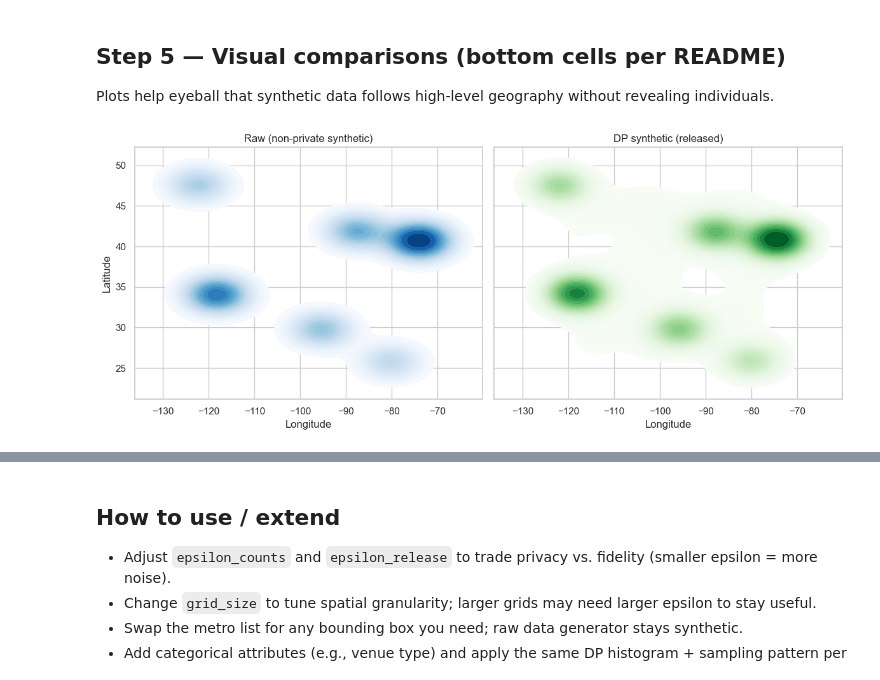
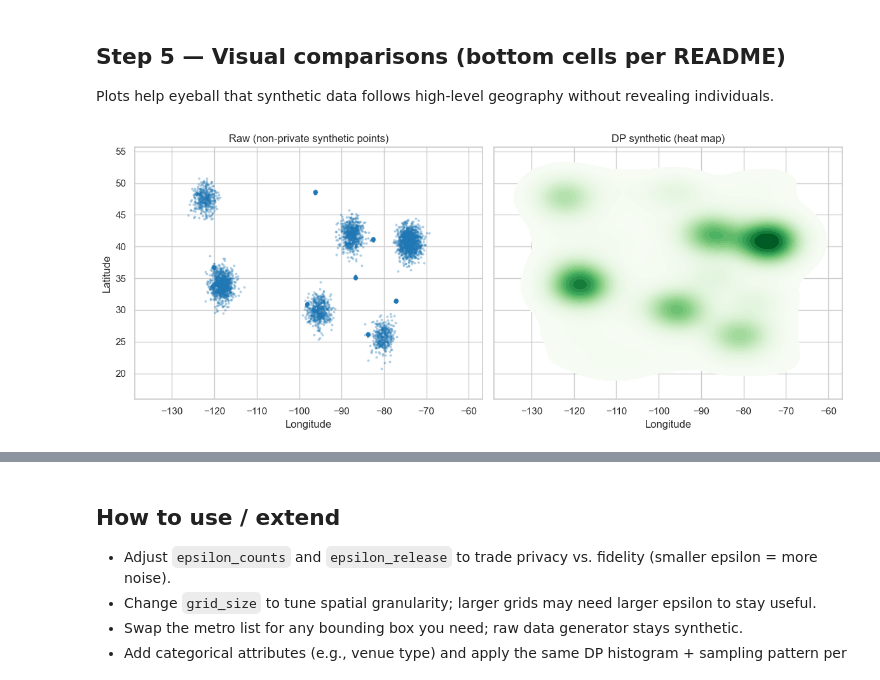
Before and after one commit to brubruh/CS3110_Final_project, a Jupyter notebook: dp_location_privacy.ipynb, the cells around one changed output, grey strips where cells are left out. Drawn from its saved outputs; the diff is of its cells as text; code cells hidden in the pictures.

Commit message:
Added functionality and better synthetic data.

```diff
--- a/dp_location_privacy.ipynb
+++ b/dp_location_privacy.ipynb
@@ -95,7 +118,7 @@ lat_min, lat_max = raw_df.lat.min() - km_to_deg(10), raw_df.lat.max() + km_to_de
 lon_min, lon_max = raw_df.lon.min() - km_to_deg(10), raw_df.lon.max() + km_to_deg(10)
 
 def laplace_noise(scale: float, size) -> np.ndarray:
-    return rng.laplace(0.0, scale, size=size)
+    return np.random.laplace(0.0, scale, size=size)
 
 def to_grid_indices(lat, lon, grid_size):
     lat_idx = np.clip(((lat - lat_min) / (lat_max - lat_min) * grid_size).astype(int), 0, grid_size - 1)
@@ -119,7 +142,7 @@ def dp_grid_counts(df: pd.DataFrame, grid_size: int, epsilon: float) -> np.ndarr
 def sample_from_grid(noisy_counts: np.ndarray, n: int) -> tuple:
     flat = noisy_counts.flatten().astype(float)
     probs = flat / flat.sum()
-    chosen = rng.choice(len(flat), size=n, p=probs)
+    chosen = np.random.choice(len(flat), size=n, p=probs)
     lat_idx = chosen // noisy_counts.shape[1]
     lon_idx = chosen % noisy_counts.shape[1]
     return lat_idx, lon_idx
@@ -131,7 +154,7 @@ def cell_center(lat_idx, lon_idx, grid_size):
 
 def jitter_point(lat_center, lon_center, std_km):
     std_deg = km_to_deg(std_km)
-    return rng.normal(lat_center, std_deg), rng.normal(lon_center, std_deg)
+    return lat_center + np.random.standard_normal() * std_deg, lon_center + np.random.standard_normal() * std_deg
 
 def generate_dp_synthetic(df: pd.DataFrame, cfg: DPConfig) -> pd.DataFrame:
     noisy_counts = dp_grid_counts(df, cfg.grid_size, cfg.epsilon_counts)
@@ -245,18 +268,24 @@ utility_report
 ## Step 5 — Visual comparisons (bottom cells per README)
 Plots help eyeball that synthetic data follows high-level geography without revealing individuals.
 # %%
+# Raw: individual points; DP synthetic: heat map
 fig, axes = plt.subplots(1, 2, figsize=(12, 5), sharex=True, sharey=True)
-sns.kdeplot(data=raw_df, x="lon", y="lat", fill=True, cmap="Blues", levels=25, ax=axes[0])
-axes[0].set_title("Raw (non-private synthetic)")
-sns.kdeplot(data=syn_df, x="lon", y="lat", fill=True, cmap="Greens", levels=25, ax=axes[1])
-axes[1].set_title("DP synthetic (released)")
+
+raw_sample = raw_df.sample(min(len(raw_df), 8000), random_state=config.seed)
+sns.scatterplot(data=raw_sample, x="lon", y="lat", s=6, alpha=0.35, color="#1f77b4", edgecolor=None, ax=axes[0])
+axes[0].set_title("Raw (non-private synthetic points)")
+
+sns.kdeplot(data=syn_df, x="lon", y="lat", fill=True, cmap="Greens", levels=30, thresh=0.01, ax=axes[1])
+axes[1].set_title("DP synthetic (heat map)")
+
 for ax in axes:
     ax.set_xlabel("Longitude")
     ax.set_ylabel("Latitude")
+
 plt.tight_layout()
 plt.show()
 # %% [output]
-[figure, old version]
+[figure, new version]
 # %%
 # Side-by-side bucket counts
 bucket_compare = pd.DataFrame({
```
Also changed, not shown: parts of 6 cells of this notebook.
